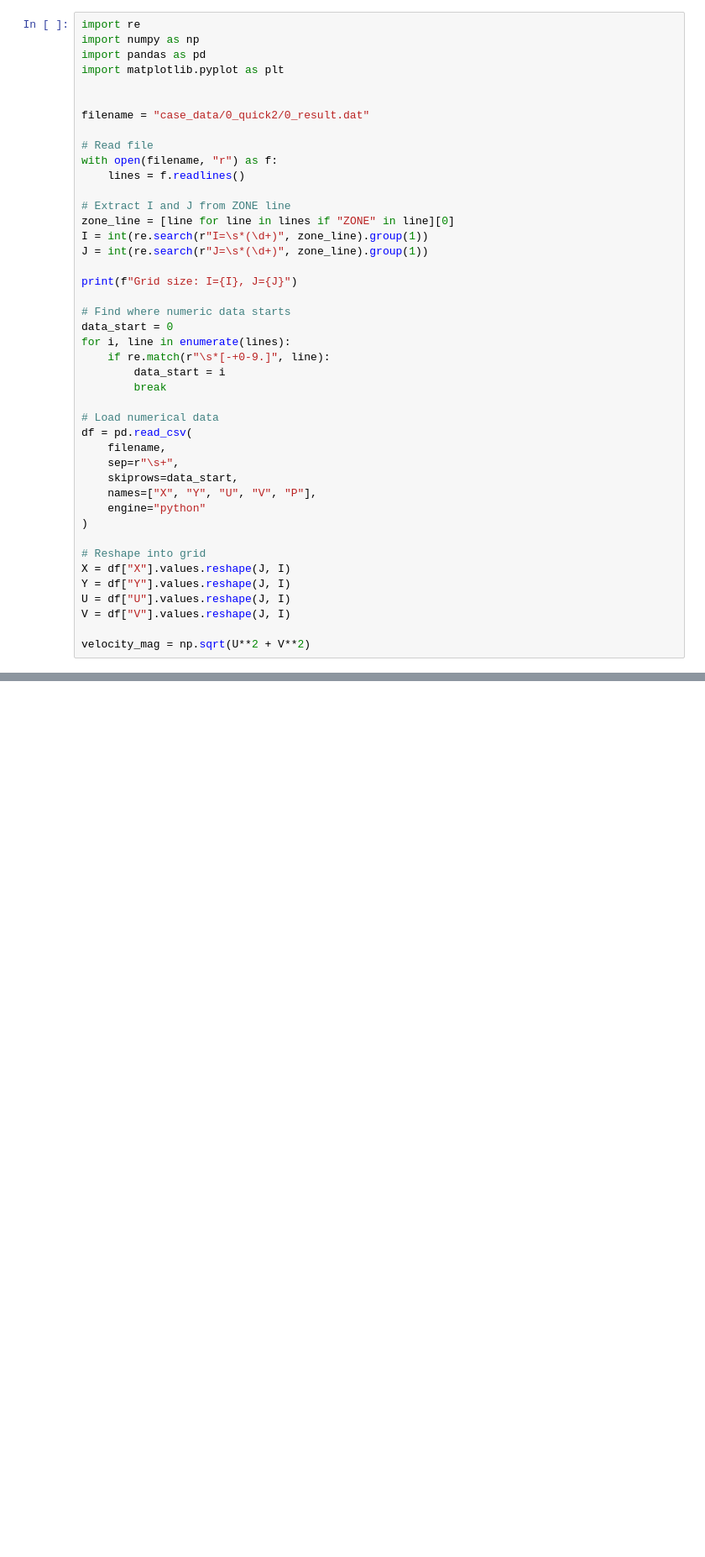
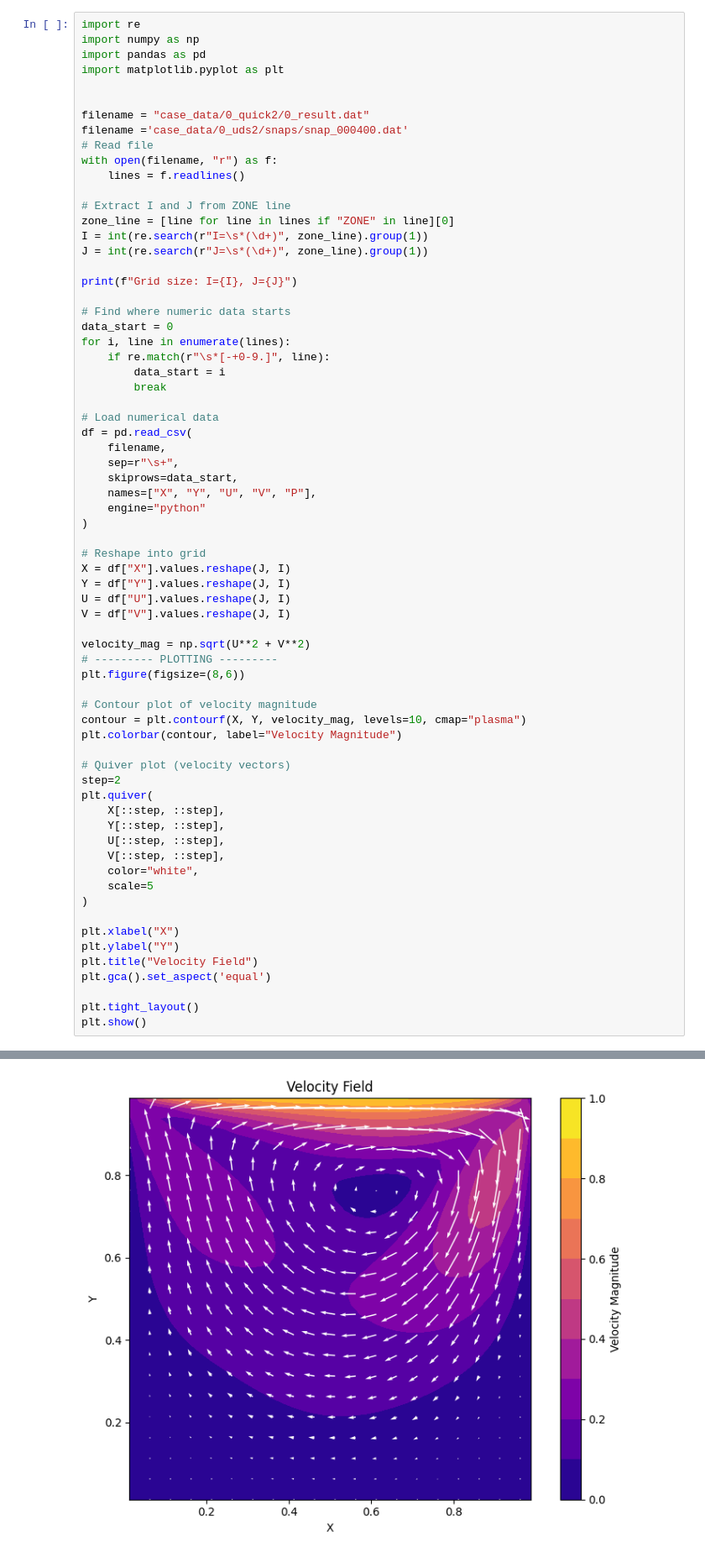
Before and after one commit to annashens/ME663-project, a Jupyter notebook: visualize.ipynb, the cells around one changed output, grey strips where cells are left out. Shown at 84% size. Saved outputs shown, nothing was run; the diff lists cells and outputs as text; blank space fills up the shorter version.

```diff
--- a/visualize.ipynb
+++ b/visualize.ipynb
@@ -6,7 +6,7 @@ import matplotlib.pyplot as plt
 
 
 filename = "case_data/0_quick2/0_result.dat"
-
+filename ='case_data/0_uds2/snaps/snap_000400.dat'
 # Read file
 with open(filename, "r") as f:
     lines = f.readlines()
@@ -16,33 +16,59 @@ zone_line = [line for line in lines if "ZONE" in line][0]
 I = int(re.search(r"I=\s*(\d+)", zone_line).group(1))
 J = int(re.search(r"J=\s*(\d+)", zone_line).group(1))
 
 print(f"Grid size: I={I}, J={J}")
 
 # Find where numeric data starts
 data_start = 0
 for i, line in enumerate(lines):
     if re.match(r"\s*[-+0-9.]", line):
         data_start = i
         break
 
 # Load numerical data
 df = pd.read_csv(
     filename,
     sep=r"\s+",
     skiprows=data_start,
     names=["X", "Y", "U", "V", "P"],
     engine="python"
 )
 
 # Reshape into grid
 X = df["X"].values.reshape(J, I)
 Y = df["Y"].values.reshape(J, I)
 U = df["U"].values.reshape(J, I)
 V = df["V"].values.reshape(J, I)
 
 velocity_mag = np.sqrt(U**2 + V**2)
+# --------- PLOTTING ---------
+plt.figure(figsize=(8,6))
+
+# Contour plot of velocity magnitude
+contour = plt.contourf(X, Y, velocity_mag, levels=10, cmap="plasma")
+plt.colorbar(contour, label="Velocity Magnitude")
+
+# Quiver plot (velocity vectors)
+step=2
+plt.quiver(
+    X[::step, ::step],
+    Y[::step, ::step],
+    U[::step, ::step],
+    V[::step, ::step],
+    color="white",
+    scale=5
+)
+
+plt.xlabel("X")
+plt.ylabel("Y")
+plt.title("Velocity Field")
+plt.gca().set_aspect('equal')
+
+plt.tight_layout()
+plt.show()
 # %% [output]
 Grid size: I=40, J=40
+[figure, added]
 # %%
 # --------- PLOTTING ---------
 plt.figure(figsize=(8,6))
```
Also changed, not shown: parts of 5 cells of this notebook, 18 other files.
